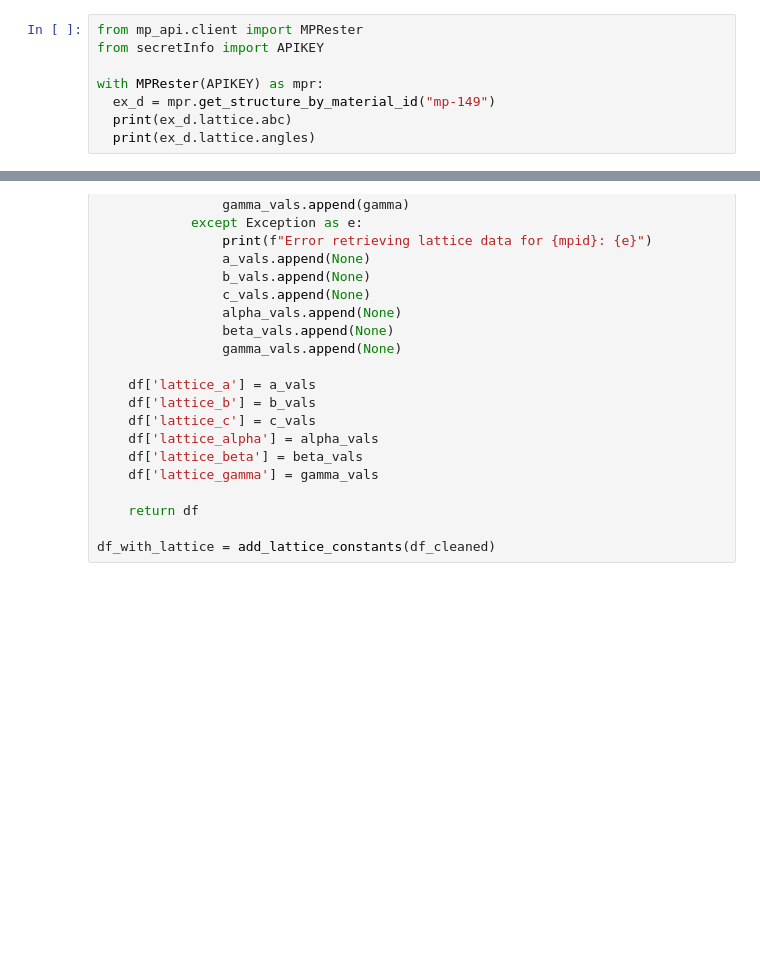
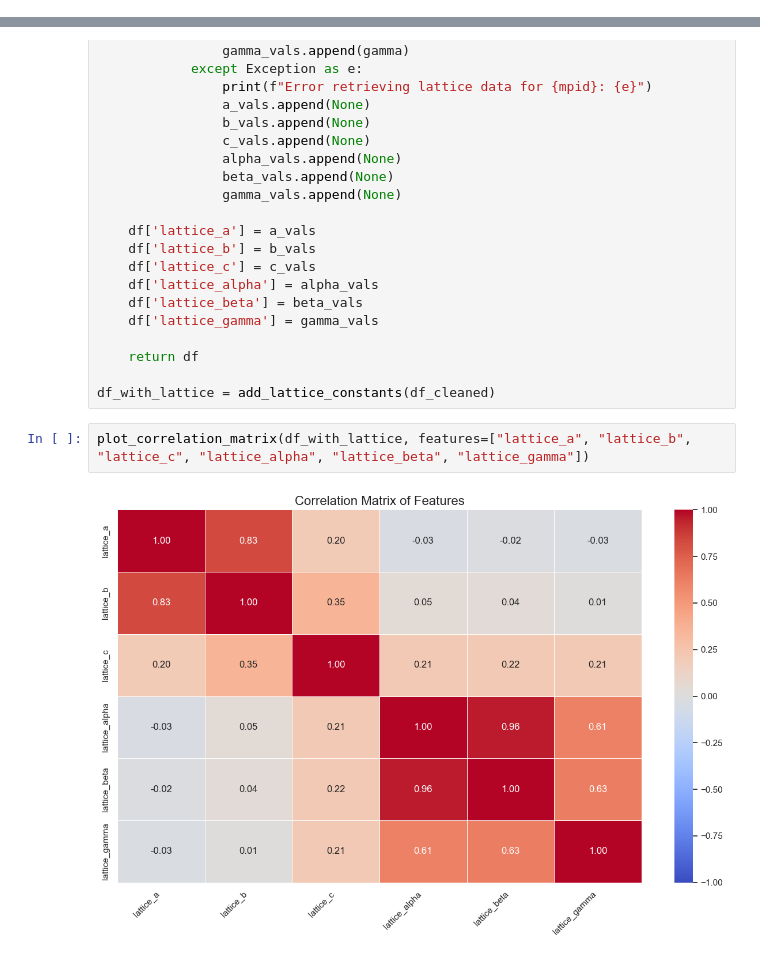
Before and after one commit to mylesgrxnt/CrystalClassification, a Jupyter notebook: proj.ipynb, the cells around one changed output, grey strips where cells are left out. Drawn from its saved outputs; the diff is of its cells as text; blank space fills up the shorter version.

```diff
--- a/proj.ipynb
+++ b/proj.ipynb
@@ -195,11 +195,3 @@ def plot_correlation_matrix(df, features=None):
 plot_correlation_matrix(df_cleaned)
 # %% [output]
 [figure]
-# %%
-from mp_api.client import MPRester
-from secretInfo import APIKEY
-
-with MPRester(APIKEY) as mpr:
-  ex_d = mpr.get_structure_by_material_id("mp-149")
-  print(ex_d.lattice.abc)
-  print(ex_d.lattice.angles)
@@ -244,4 +233,8 @@ def add_lattice_constants(df):
     return df
 
 df_with_lattice = add_lattice_constants(df_cleaned)
+# %%
+plot_correlation_matrix(df_with_lattice, features=["lattice_a", "lattice_b", "lattice_c", "lattice_alpha", "lattice_beta", "lattice_gamma"])
+# %% [output]
+[figure, added]
 # %%
```
Also changed, not shown: parts of 11 cells of this notebook.
